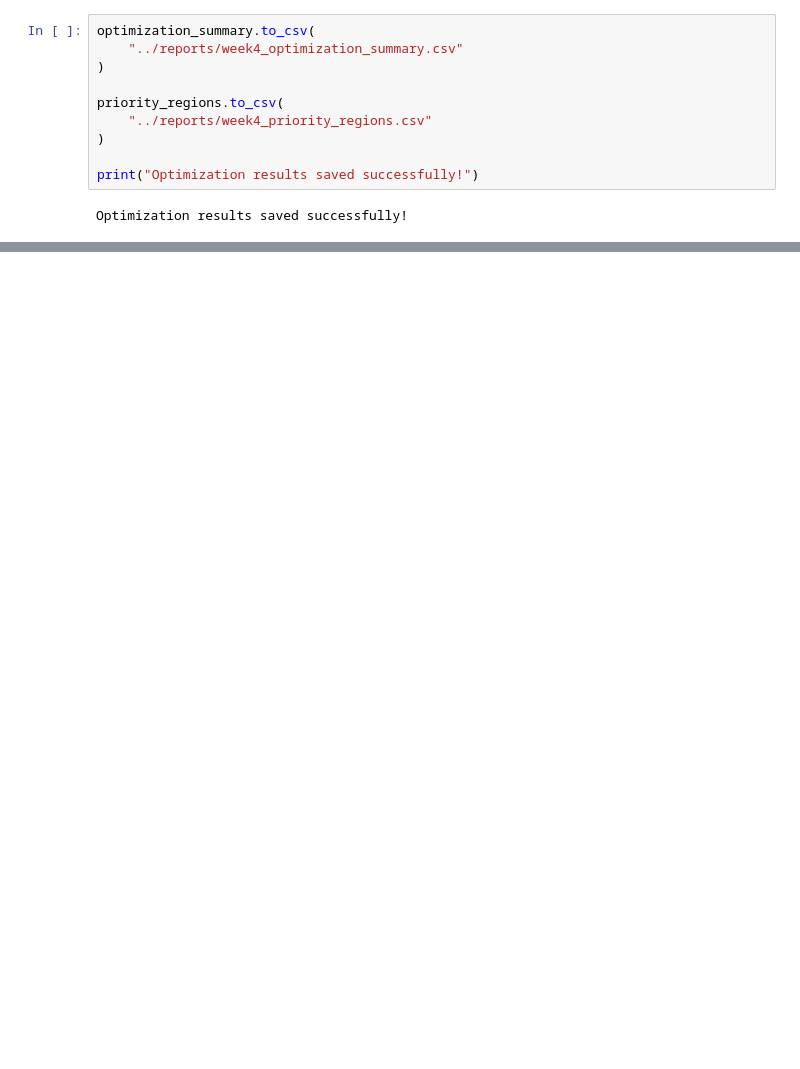
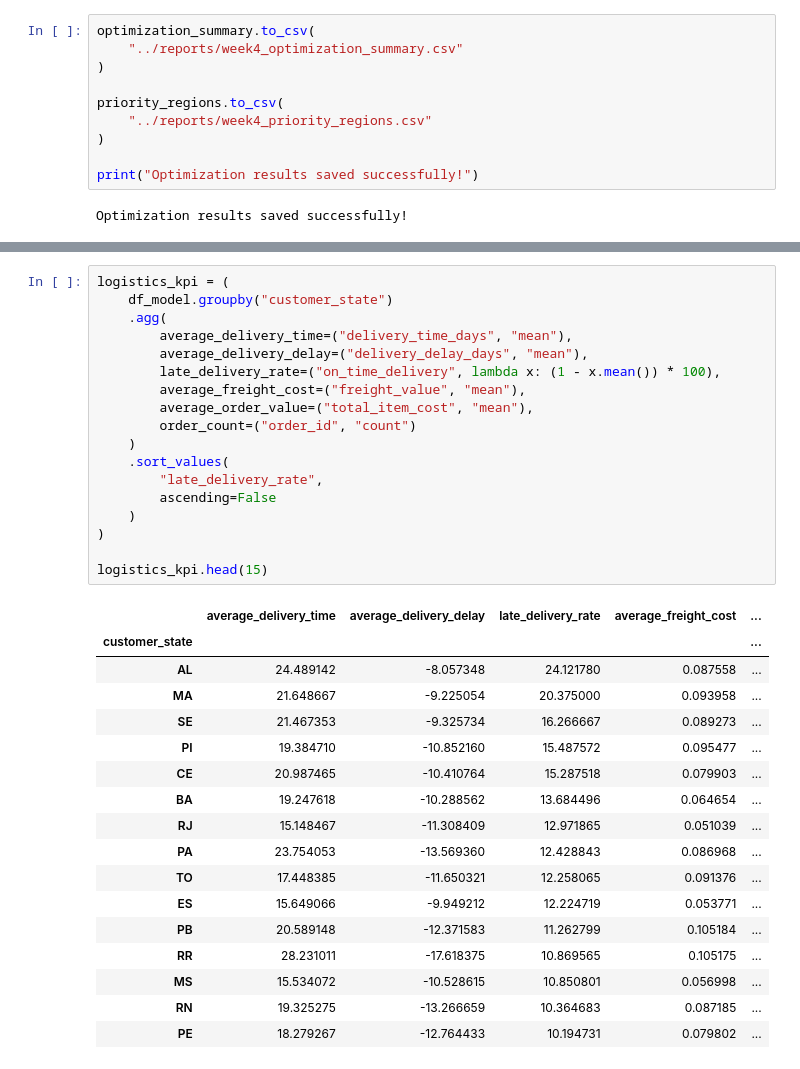
Before and after one commit to DRPatel75/Logistics_Data_Analysis, a Jupyter notebook: notebooks/04_predictive_modeling_optimization.ipynb, the cells around one changed output, grey strips where cells are left out. Saved outputs shown, nothing was run; the diff lists cells and outputs as text; blank space fills up the shorter version.

```diff
--- a/notebooks/04_predictive_modeling_optimization.ipynb
+++ b/notebooks/04_predictive_modeling_optimization.ipynb
@@ -1017,0 +1074,36 @@ Optimization results saved successfully!
+# %%
+logistics_kpi = (
+    df_model.groupby("customer_state")
+    .agg(
+        average_delivery_time=("delivery_time_days", "mean"),
+        average_delivery_delay=("delivery_delay_days", "mean"),
+        late_delivery_rate=("on_time_delivery", lambda x: (1 - x.mean()) * 100),
+        average_freight_cost=("freight_value", "mean"),
+        average_order_value=("total_item_cost", "mean"),
+        order_count=("order_id", "count")
+    )
+    .sort_values(
+        "late_delivery_rate",
+        ascending=False
+    )
+)
+
+logistics_kpi.head(15)
+# %% [output]
+|  | average_delivery_time | average_delivery_delay | late_delivery_rate | average_freight_cost | ... |
+| customer_state |  |  |  |  | ... |
+| AL | 24.489142 | -8.057348 | 24.121780 | 0.087558 | ... |
+| MA | 21.648667 | -9.225054 | 20.375000 | 0.093958 | ... |
+| SE | 21.467353 | -9.325734 | 16.266667 | 0.089273 | ... |
+| PI | 19.384710 | -10.852160 | 15.487572 | 0.095477 | ... |
+| CE | 20.987465 | -10.410764 | 15.287518 | 0.079903 | ... |
+| BA | 19.247618 | -10.288562 | 13.684496 | 0.064654 | ... |
+| RJ | 15.148467 | -11.308409 | 12.971865 | 0.051039 | ... |
+| PA | 23.754053 | -13.569360 | 12.428843 | 0.086968 | ... |
+| TO | 17.448385 | -11.650321 | 12.258065 | 0.091376 | ... |
+| ES | 15.649066 | -9.949212 | 12.224719 | 0.053771 | ... |
+| PB | 20.589148 | -12.371583 | 11.262799 | 0.105184 | ... |
+| RR | 28.231011 | -17.618375 | 10.869565 | 0.105175 | ... |
+| MS | 15.534072 | -10.528615 | 10.850801 | 0.056998 | ... |
+| RN | 19.325275 | -13.266659 | 10.364683 | 0.087185 | ... |
+| PE | 18.279267 | -12.764433 | 10.194731 | 0.079802 | ... |
```
Also changed, not shown: parts of 7 cells of this notebook, 6 other files.
